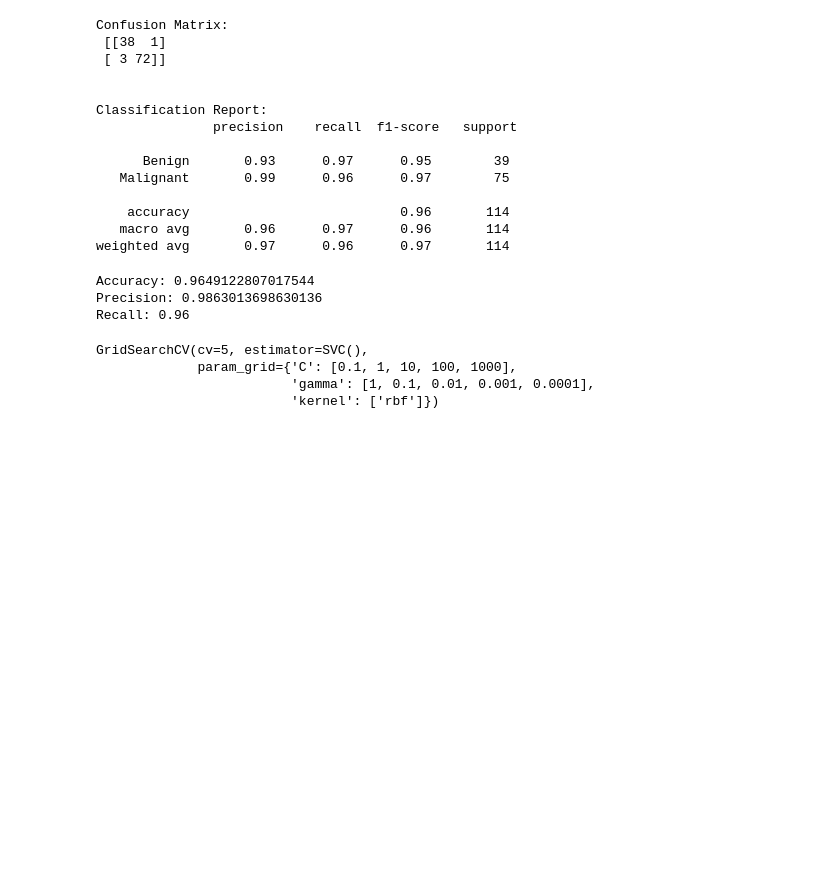
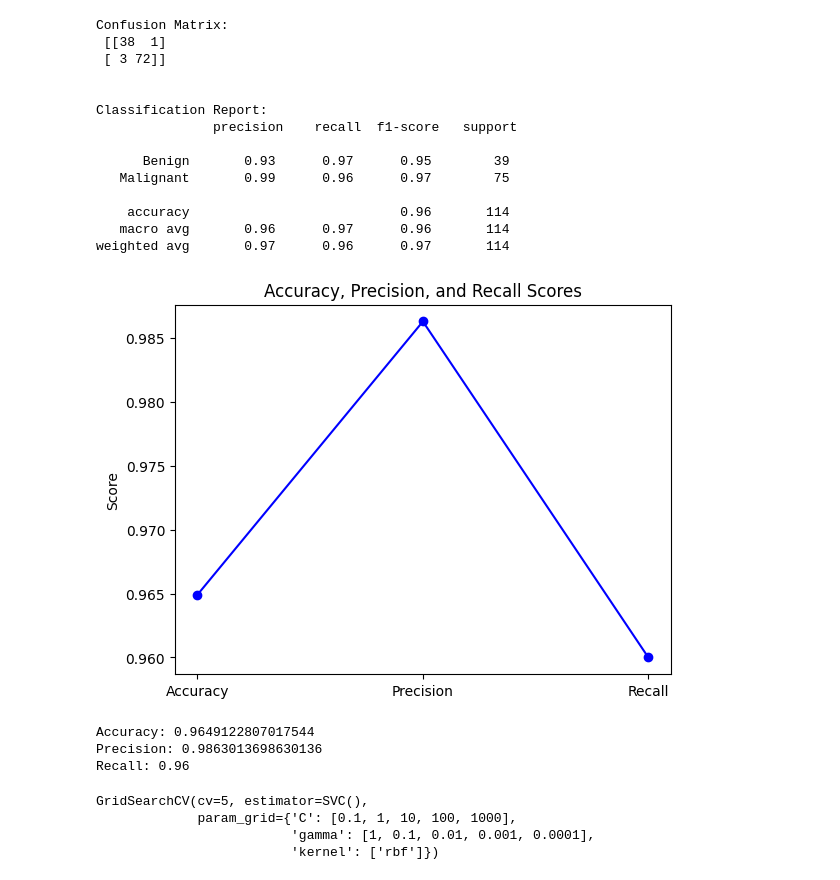
Before and after one commit to ismachy/Introduction-to-ML, a Jupyter notebook: HW_4_Q1_1_2_3_4.ipynb, the cells around one changed output. Drawn from its saved outputs; the diff is of its cells as text; code cells hidden in the pictures; blank space fills up the shorter version.

```diff
--- a/HW_4_Q1_1_2_3_4.ipynb
+++ b/HW_4_Q1_1_2_3_4.ipynb
@@ -468,10 +500,27 @@ weighted avg       0.97      0.96      0.97       114
 # %%
 from sklearn import metrics
 pos_label=['Benign', 'Malignant']
+
+# Calculate the metrics
+accuracy = metrics.accuracy_score(Y_test, Y_pred)
+precision = metrics.precision_score(Y_test, Y_pred, pos_label="Malignant")
+recall = metrics.recall_score(Y_test, Y_pred, pos_label="Malignant")
+
+# Create a line plot
+labels = ['Accuracy', 'Precision', 'Recall']
+values = [accuracy, precision, recall]
+
+plt.plot(labels, values, marker='o', linestyle='-', color='b')
+plt.ylabel('Score')
+plt.title('Accuracy, Precision, and Recall Scores')
+plt.grid(False)
+plt.show()
+
 print("Accuracy:",metrics.accuracy_score(Y_test, Y_pred))
 print("Precision:",metrics.precision_score(Y_test, Y_pred, pos_label= "Malignant"))
 print("Recall:",metrics.recall_score(Y_test, Y_pred, pos_label= "Malignant"))
 # %% [output]
+[figure, added]
 Accuracy: 0.9649122807017544
 Precision: 0.9863013698630136
 Recall: 0.96
```
Also changed, not shown: parts of 13 cells of this notebook.
